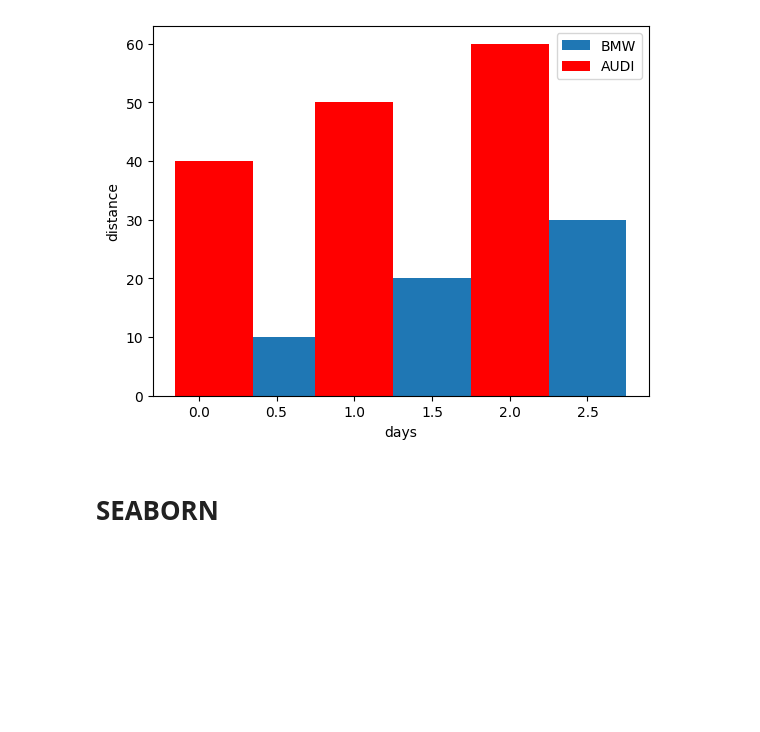
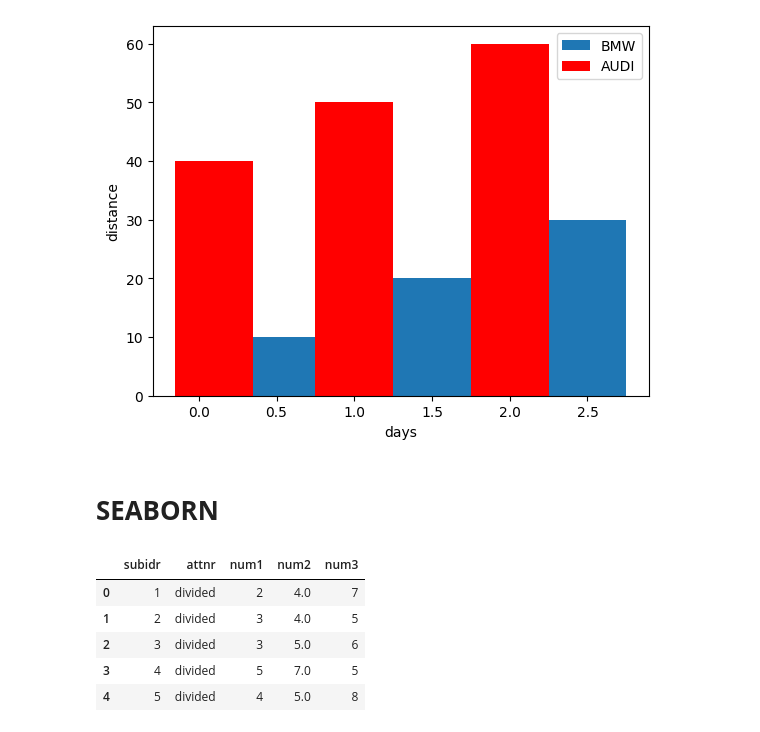
Before and after one commit to Akshay15042002/practice, a Jupyter notebook: matplot&seaborn.ipynb, the cells around one changed output. Cells and saved outputs as stored; diff of their text form; code cells hidden in the pictures; blank space fills up the shorter version.

```diff
--- a/matplot&seaborn.ipynb
+++ b/matplot&seaborn.ipynb
@@ -90,3 +90,20 @@ plt.show
 [figure]
 # %% [markdown]
 # **SEABORN**
+# %%
+import warnings
+warnings.simplefilter(action='ignore',category=FutureWarning)
+import pandas as pd
+import numpy as np
+import matplotlib.pyplot as plt
+%matplotlib inline
+import seaborn as sn
+tips=sn.load_dataset("anagrams")
+tips.head()
+# %% [output]
+|  | subidr | attnr | num1 | num2 | num3 |
+| 0 | 1 | divided | 2 | 4.0 | 7 |
+| 1 | 2 | divided | 3 | 4.0 | 5 |
+| 2 | 3 | divided | 3 | 5.0 | 6 |
+| 3 | 4 | divided | 5 | 7.0 | 5 |
+| 4 | 5 | divided | 4 | 5.0 | 8 |
```
Also changed, not shown: parts of 4 cells of this notebook.
